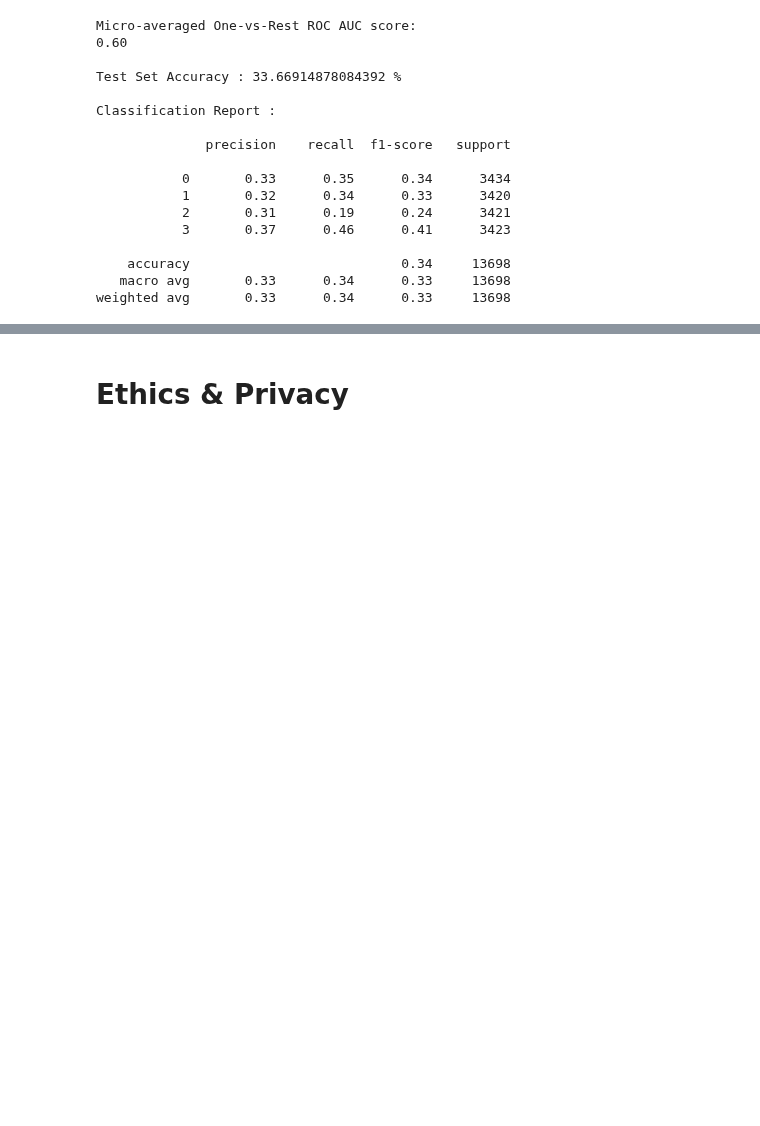
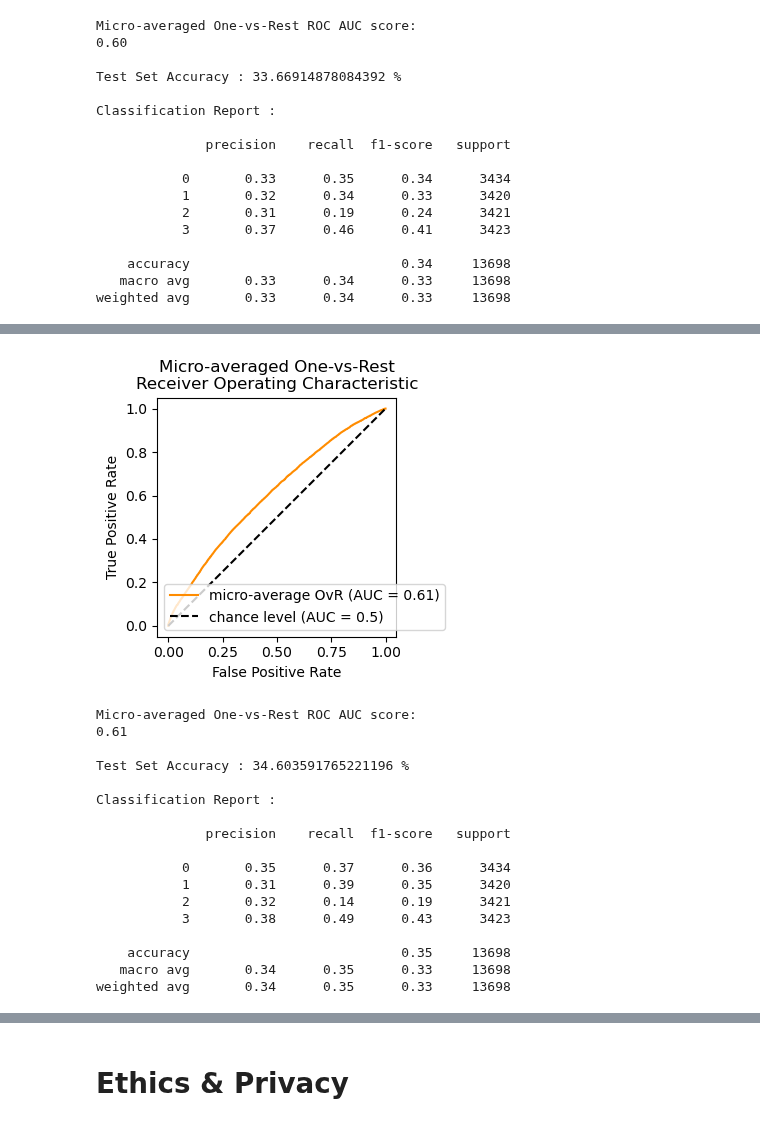
Before and after one commit to COGS118A/Group030-Wi23, a Jupyter notebook: CheckpointGroup030-Wi23.ipynb, the cells around one changed output, grey strips where cells are left out. Cells and saved outputs as stored; diff of their text form; code cells hidden in the pictures; blank space fills up the shorter version.

```diff
--- a/CheckpointGroup030-Wi23.ipynb
+++ b/CheckpointGroup030-Wi23.ipynb
@@ -499,0 +530,27 @@ weighted avg       0.33      0.34      0.33     13698
+# %%
+# try a random forest
+from sklearn.ensemble import RandomForestClassifier
+
+forest = RandomForestClassifier(n_estimators=100, max_depth=7, random_state=42).fit(X_train_bank, y_train_bank)
+forest_y_pred = forest.predict(X_test_bank)
+forest_y_prob = forest.predict_proba(X_test_bank)
+forest_auc = metrics_classification_scorer(y_train_bank, y_test_bank, forest_y_pred, forest_y_prob, save_auc = True)
+# %% [output]
+[figure, added]
+Micro-averaged One-vs-Rest ROC AUC score:
+0.61
+
+Test Set Accuracy : 34.603591765221196 %
+
+Classification Report :
+
+              precision    recall  f1-score   support
+
+           0       0.35      0.37      0.36      3434
+           1       0.31      0.39      0.35      3420
+           2       0.32      0.14      0.19      3421
+           3       0.38      0.49      0.43      3423
+
+    accuracy                           0.35     13698
+   macro avg       0.34      0.35      0.33     13698
+weighted avg       0.34      0.35      0.33     13698
```
Also changed, not shown: parts of 14 cells of this notebook.
